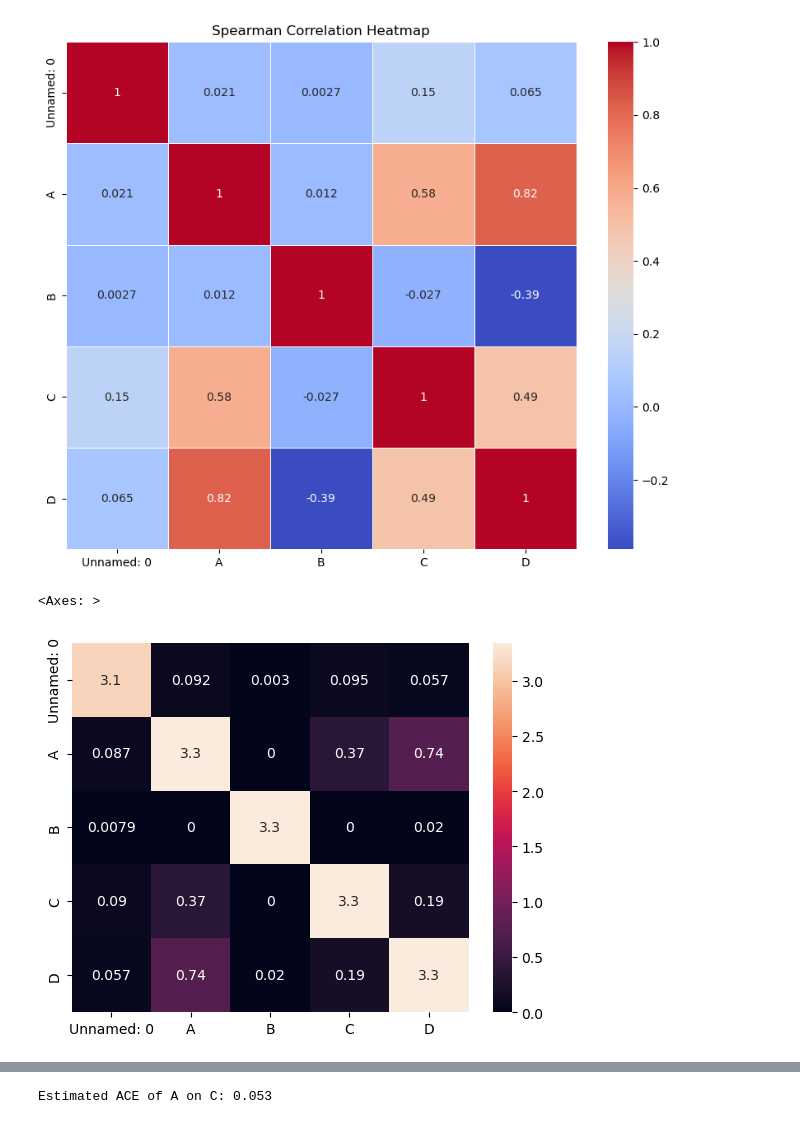
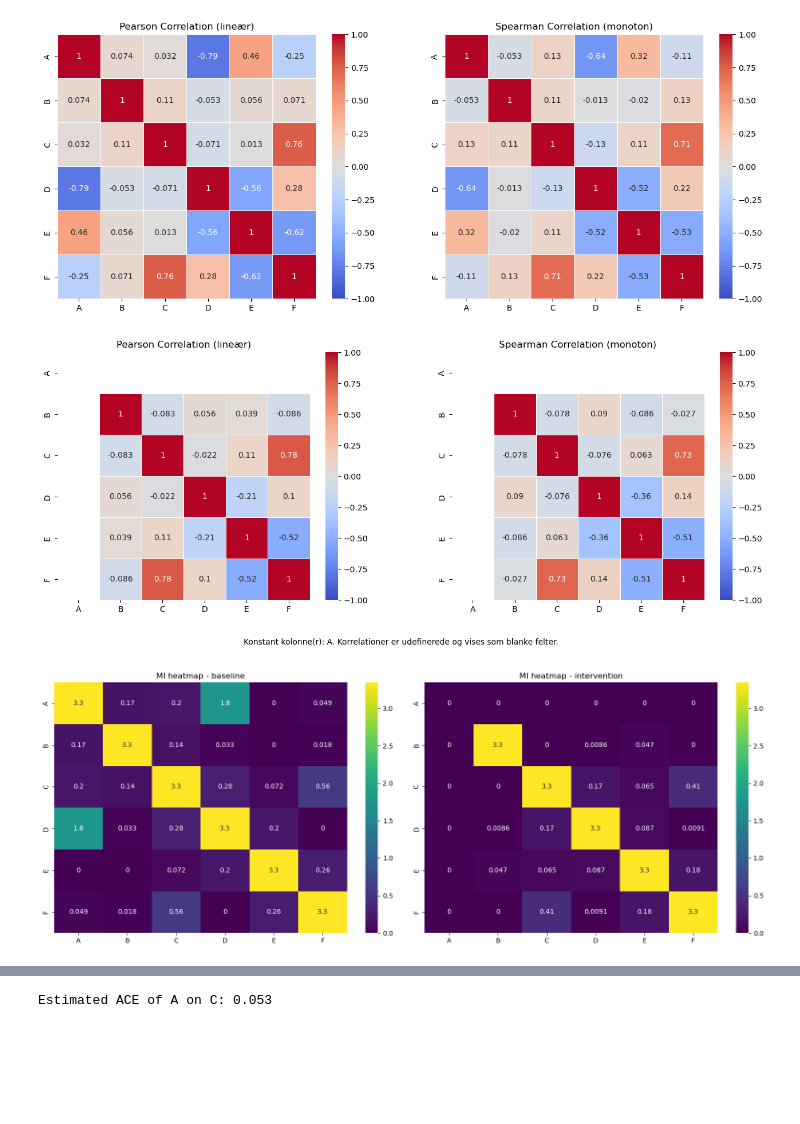
Before and after one commit to Nunk-sketch/AL3-MiniProject, a Jupyter notebook: sovs2/setup.ipynb, the cells around one changed output, grey strips where cells are left out. Cells and saved outputs as stored; diff of their text form; code cells hidden in the pictures; blank space fills up the shorter version.

```diff
--- a/sovs2/setup.ipynb
+++ b/sovs2/setup.ipynb
@@ -7,23 +7,24 @@ import os
 import glob
 import sklearn as sk
 # %%
-data_path = r"..\data\data_1504.csv" if os.name == "nt" else "../data/data_1504.csv"
+data_path = r"..\data\data_2358.csv" if os.name == "nt" else "../data/data_2358.csv"
 
 if not os.path.exists(data_path):
-    matches = glob.glob("**/data_1504.csv", recursive=True)
+    matches = glob.glob("**/data_2358.csv", recursive=True)
     if matches:
         data_path = matches[0]
     else:
         for root, _, files in os.walk("."):
-            if "data_1504.csv" in files:
-                data_path = os.path.join(root, "data_1504.csv")
+            if "data_2358.csv" in files:
+                data_path = os.path.join(root, "data_2358.csv")
                 break
 
 if not os.path.exists(data_path):
     raise FileNotFoundError(
-        "data_1504.csv not found. Place the file in the notebook directory or specify the correct path."
+        "data_2358.csv not found. Place the file in the notebook directory or specify the correct path."
     )
 
 df = pd.read_csv(data_path)
 print(f"Loaded data from: {data_path}")
+df = df.iloc[:, 1:]  # Behold alt fra kolonne 1 og fremefter
 # %% [output]
@@ -31,3 +32,7 @@ Loaded data from: ..\data\data_1504.csv
+# %%
+data_path_int = r"..\data\-2a.csv" if os.name == "nt" else "../data/-2a.csv"
+df_int = pd.read_csv(data_path_int)
+df_int = df_int.iloc[:, 1:]  # Behold alt fra kolonne 1 og fremefter
 # %%
 def MeanVariance(df):
     mean = df.mean()
@@ -65,13 +66,34 @@ plt.show()
 # %%
-def spearman_heatmap(df):
-    spearman_corr = df.corr(method='spearman')
-    plt.figure(figsize=(10, 8))
-    sns.heatmap(spearman_corr, annot=True, cmap="coolwarm", linewidths=0.5)
-    plt.title("Spearman Correlation Heatmap")
+def compare_correlations(df, reference_columns=None):
+    """Plot Pearson and Spearman correlations side by side"""
+    numeric_df = df.select_dtypes(include=np.number).copy()
+    if reference_columns is None:
+        reference_columns = numeric_df.columns.tolist()
+    pearson_corr = numeric_df.corr(method='pearson').reindex(index=reference_columns, columns=reference_columns)
+    spearman_corr = numeric_df.corr(method='spearman').reindex(index=reference_columns, columns=reference_columns)
+    constant_columns = [col for col in reference_columns if numeric_df[col].nunique(dropna=True) <= 1 if col in numeric_df.columns]
+
+    fig, axes = plt.subplots(1, 2, figsize=(16, 6))
+
+    # Pearson
+    sns.heatmap(pearson_corr, annot=True, cmap="coolwarm", linewidths=0.5, ax=axes[0], vmin=-1, vmax=1)
+    axes[0].set_title("Pearson Correlation (lineær)", fontsize=12)
+
+    # Spearman
+    sns.heatmap(spearman_corr, annot=True, cmap="coolwarm", linewidths=0.5, ax=axes[1], vmin=-1, vmax=1)
+    axes[1].set_title("Spearman Correlation (monoton)", fontsize=12)
+    if constant_columns:
+        fig.subplots_adjust(bottom=0.16, wspace=0.25)
+        fig.text(0.5, 0.03, f"Konstant kolonne(r): {', '.join(constant_columns)}. Korrelationer er udefinerede og vises som blanke felter.", ha='center', fontsize=10)
+
     plt.show()
-spearman_heatmap(df)
+
+common_columns = df.select_dtypes(include=np.number).columns.tolist()
+compare_correlations(df, reference_columns=common_columns)
+compare_correlations(df_int, reference_columns=common_columns)
 # %% [output]
-[figure, old version]
+[figure, new version]
+[figure, added]
 # %%
 from sklearn.feature_selection import mutual_info_regression
 
@@ -90,10 +112,21 @@ def calculate_mi_matrix(df):
 
 # Kør den på jeres baseline data
 mi_results = calculate_mi_matrix(df)
-sns.heatmap(mi_results, annot=True)
+mi_int_results = calculate_mi_matrix(df_int)
+
+common_columns = df.columns.tolist()
+mi_results = mi_results.reindex(index=common_columns, columns=common_columns)
+mi_int_results = mi_int_results.reindex(index=common_columns, columns=common_columns)
+
+fig, axes = plt.subplots(1, 2, figsize=(16, 6))
+sns.heatmap(mi_results, annot=True, cmap="viridis", ax=axes[0])
+axes[0].set_title("MI heatmap - baseline")
+sns.heatmap(mi_int_results, annot=True, cmap="viridis", ax=axes[1])
+axes[1].set_title("MI heatmap - intervention")
+plt.tight_layout()
+plt.show()
 # %% [output]
-<Axes: >
-[figure, old version]
+[figure, new version]
 # %%
 def check_confounder(obs_df, int_df_a, var_target='B'):
     plt.figure(figsize=(10, 5))
```
Also changed, not shown: parts of 6 cells of this notebook, 2 other files.
